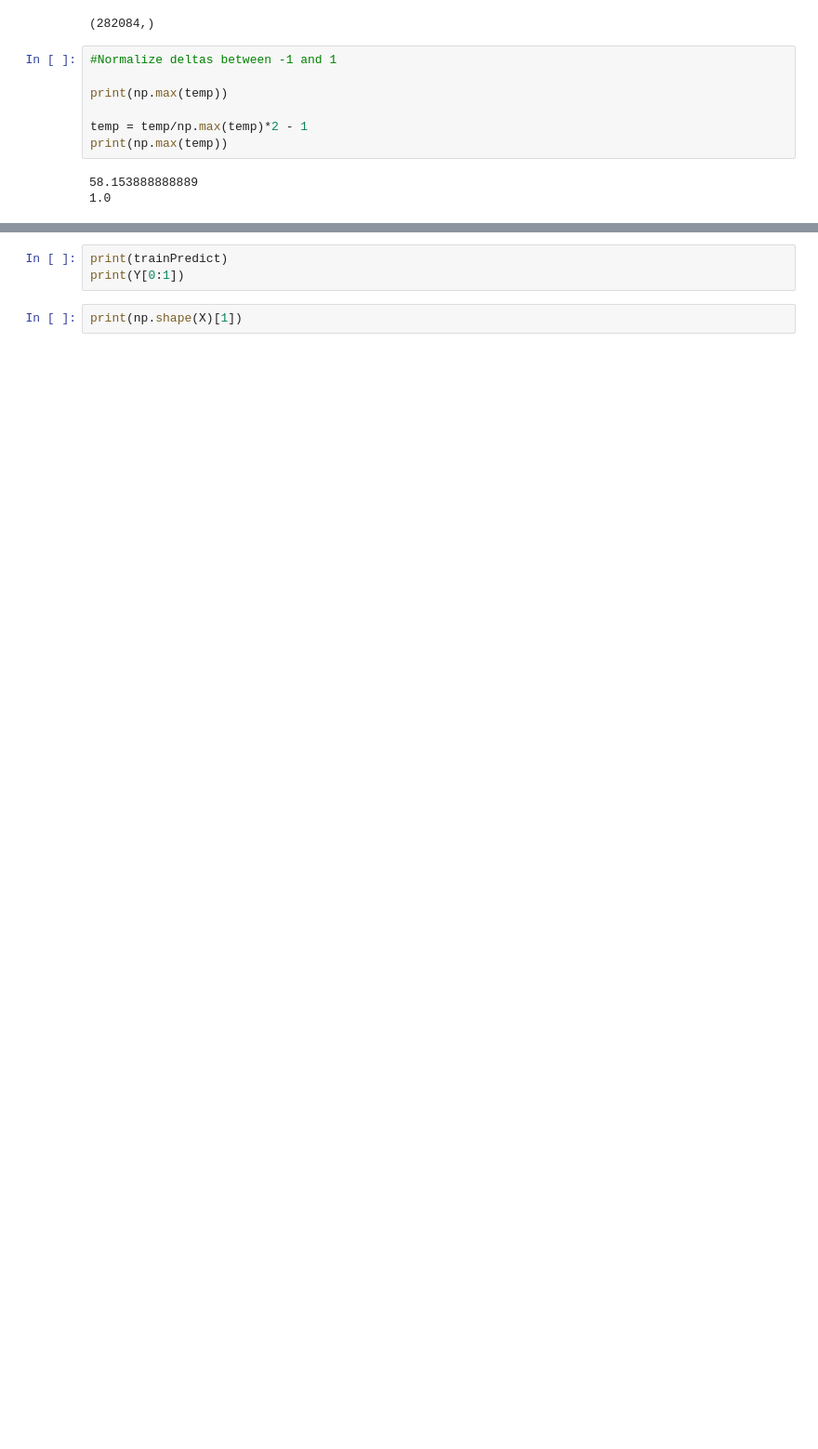
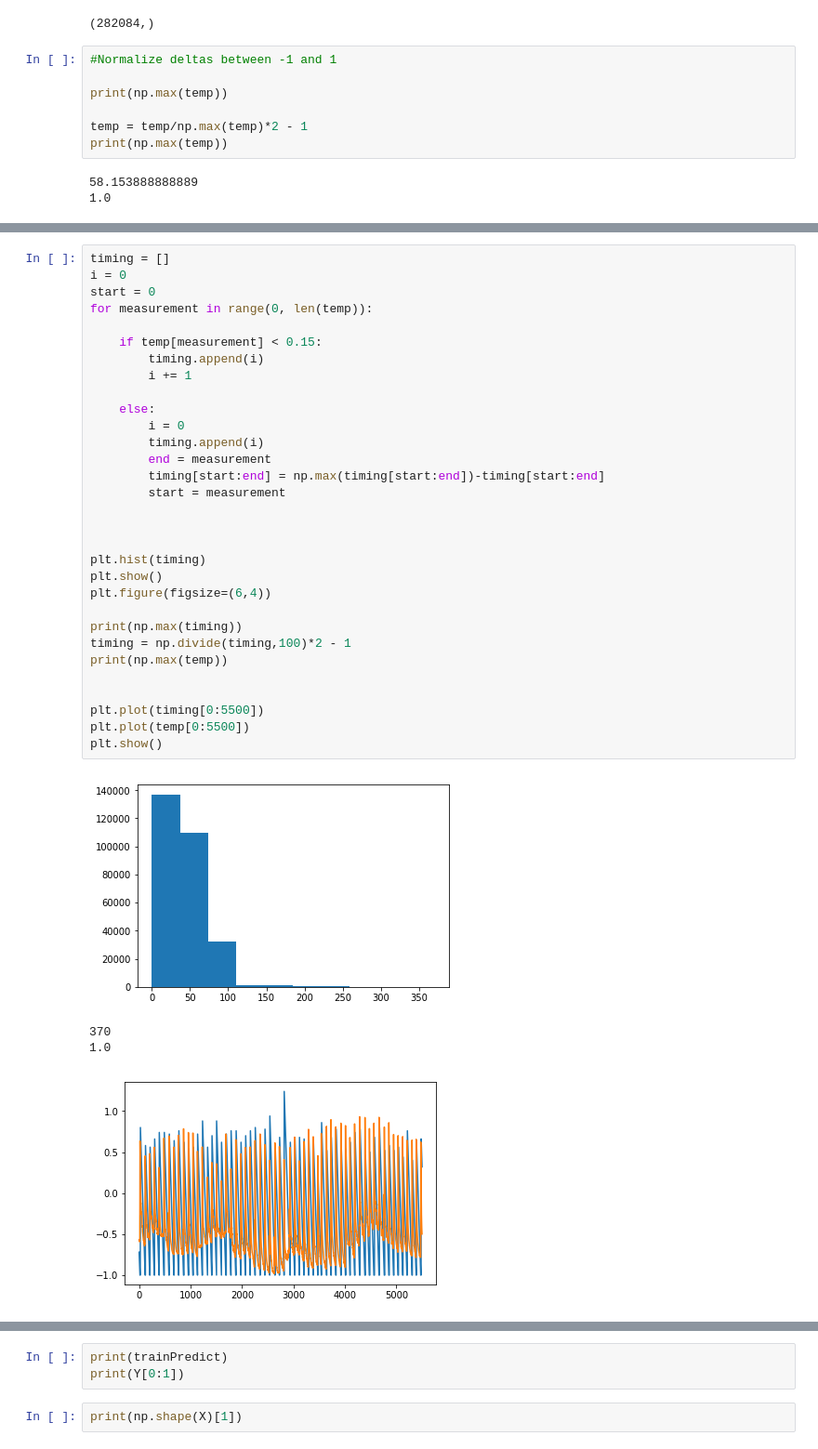
Before and after one commit to clkruse/OldFaithful, a Jupyter notebook: oldFaithfulTemp.ipynb, the cells around one changed output, grey strips where cells are left out. Shown: that part at 93% size. Saved outputs shown, nothing was run; the diff lists cells and outputs as text; blank space fills up the shorter version.

```diff
--- a/oldFaithfulTemp.ipynb
+++ b/oldFaithfulTemp.ipynb
@@ -38,2 +38,38 @@ def create_dataset(dataset, look_back):
 	return np.array(dataX), np.array(dataY)
+# %%
+timing = []
+i = 0
+start = 0
+for measurement in range(0, len(temp)):
+
+    if temp[measurement] < 0.15:
+        timing.append(i)
+        i += 1
+
+    else:
+        i = 0
+        timing.append(i)
+        end = measurement
+        timing[start:end] = np.max(timing[start:end])-timing[start:end]
+        start = measurement
+
+
+
+plt.hist(timing)
+plt.show()
+plt.figure(figsize=(6,4))
+
+print(np.max(timing))
+timing = np.divide(timing,100)*2 - 1
+print(np.max(temp))
+
+
+plt.plot(timing[0:5500])
+plt.plot(temp[0:5500])
+plt.show()
+# %% [output]
+[figure, added]
+370
+1.0
+[figure, added]
 # %%
```
Also changed, not shown: parts of 7 cells of this notebook.
